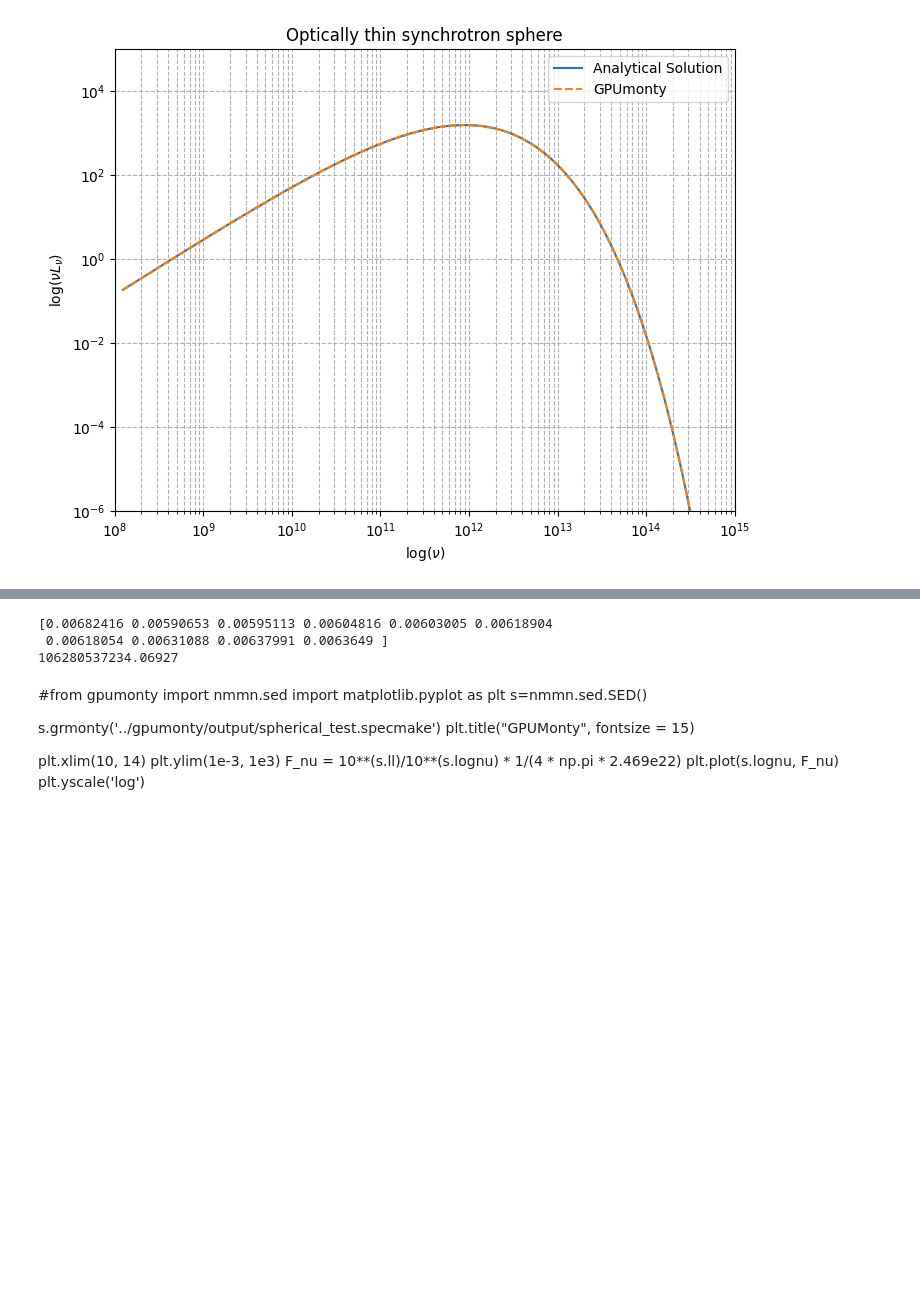
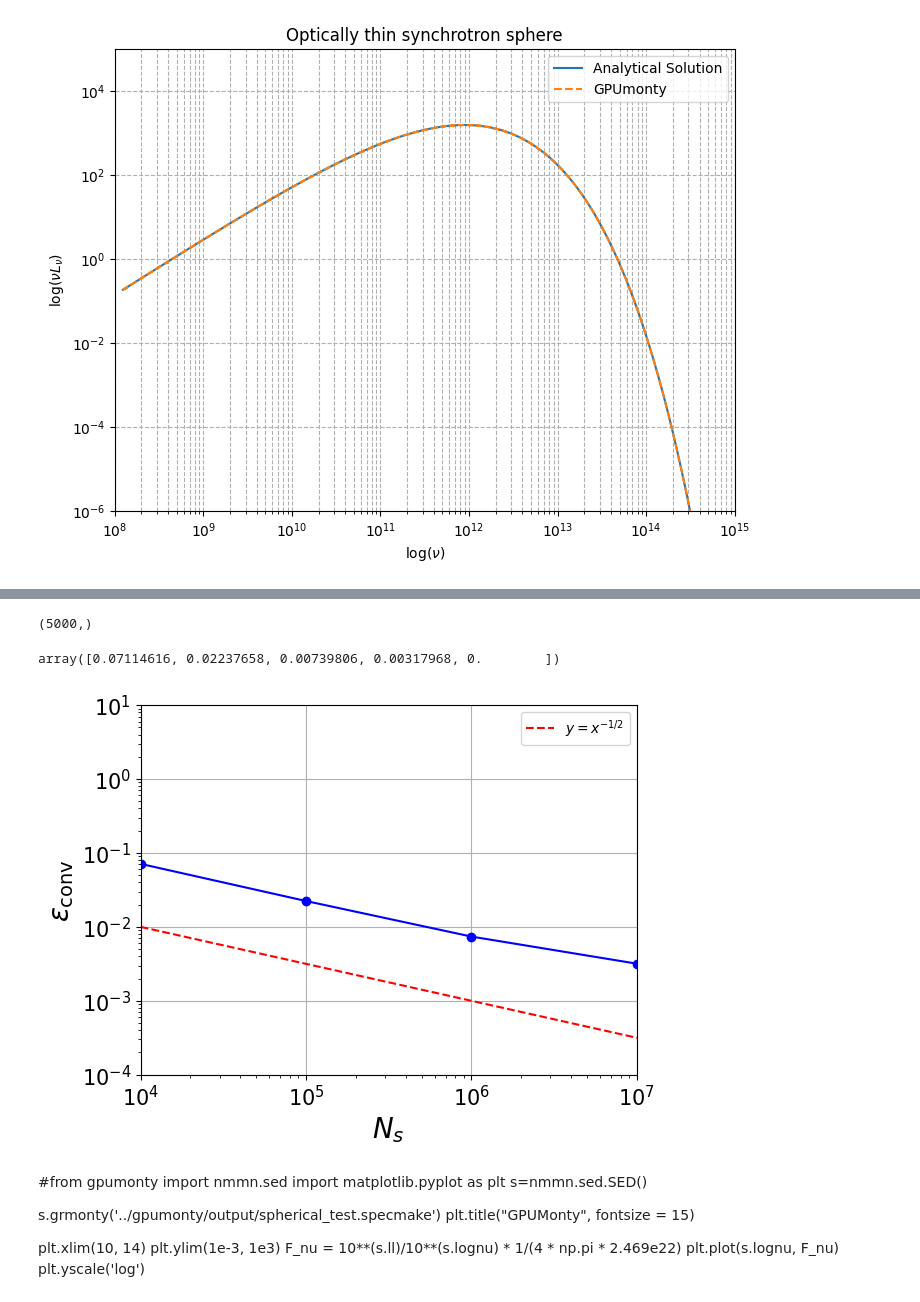
Before and after one commit to black-hole-group/gpumonty, a Jupyter notebook: python/sphere_test.ipynb, the cells around one changed output, grey strips where cells are left out. Saved outputs shown, nothing was run; the diff lists cells and outputs as text; code cells hidden in the pictures; blank space fills up the shorter version.

Commit message:
Optically thin 100% perfect final

```diff
--- a/python/sphere_test.ipynb
+++ b/python/sphere_test.ipynb
@@ -386,10 +345,56 @@ plt.show()
 # %%
-print(np.abs(y_analdata - y_simdata)[:10] )
-print()
+y_simdata = np.zeros((6, 5000))
+for i in range(4,8):
+    nu, nuLnu = grmonty('../output/thin_'+str(i)+'.spec')
+    y_simdata[i-4] = (nuLnu* domega_array[:,None]/(4* np.pi)).sum(0)
+print(nu.shape)
+j_nu_values = int_jnu(1e13, 100, 1, nu)
+R = 1 * L_UNIT
+dv = 4/3 * np.pi * R**3
+y_analdata = dv * j_nu_values * nu
+
+epsilon = np.zeros((5))
+for i in range(4,8):
+    epsilon[i-4] = 1/np.log(1e16/1e7) * (np.abs(y_simdata[i-4,:1800] - y_analdata[:1800]) * 0.01/(y_analdata[:1800])).sum(0)
+epsilon
 # %% [output]
-[0.00682416 0.00590653 0.00595113 0.00604816 0.00603005 0.00618904
- 0.00618054 0.00631088 0.00637991 0.0063649 ]
-106280537234.06927
+(5000,)
+array([0.07114616, 0.02237658, 0.00739806, 0.00317968, 0.        ])
+# %%
+import matplotlib.pyplot as plt
+import numpy as np
+
+
+epsilon[4] = 0.002
+# Plot the data
+plt.plot(x_data_epsilon, epsilon, linestyle = '-', marker = 'o', color = 'b')
+
+# Plot the x^{-1/2} line for comparison
+plt.plot(x_data_epsilon, x_data_epsilon**(-1/2), label=r'$y = x^{-1/2}$', linestyle='--', color='red')
+
+# Formatting
+plt.yticks([1e-3, 1e-2, 1e-1])
+plt.ylim(1e-4, 10)
+plt.xlim(1e4, 10**(7))
+plt.yscale('log')
+plt.xscale('log')
+
+# Add labels
+plt.ylabel(r'$\epsilon_{\rm conv}$', fontsize=20)
+plt.xlabel(r'$N_s$', fontsize=20)
+
+# Adjust tick size
+plt.tick_params(axis='both', which='major', labelsize=15)  # Adjust major tick size
+plt.tick_params(axis='both', which='minor', labelsize=10)  # Adjust minor tick size (if you want)
+
+# Enable grid
+plt.grid(True)
+
+# Show the plot
+plt.legend()
+plt.show()
+# %% [output]
+[figure, added]
 # %% [markdown]
 #from gpumonty
 import nmmn.sed
```
Also changed, not shown: parts of 4 cells of this notebook, 5 other files.
